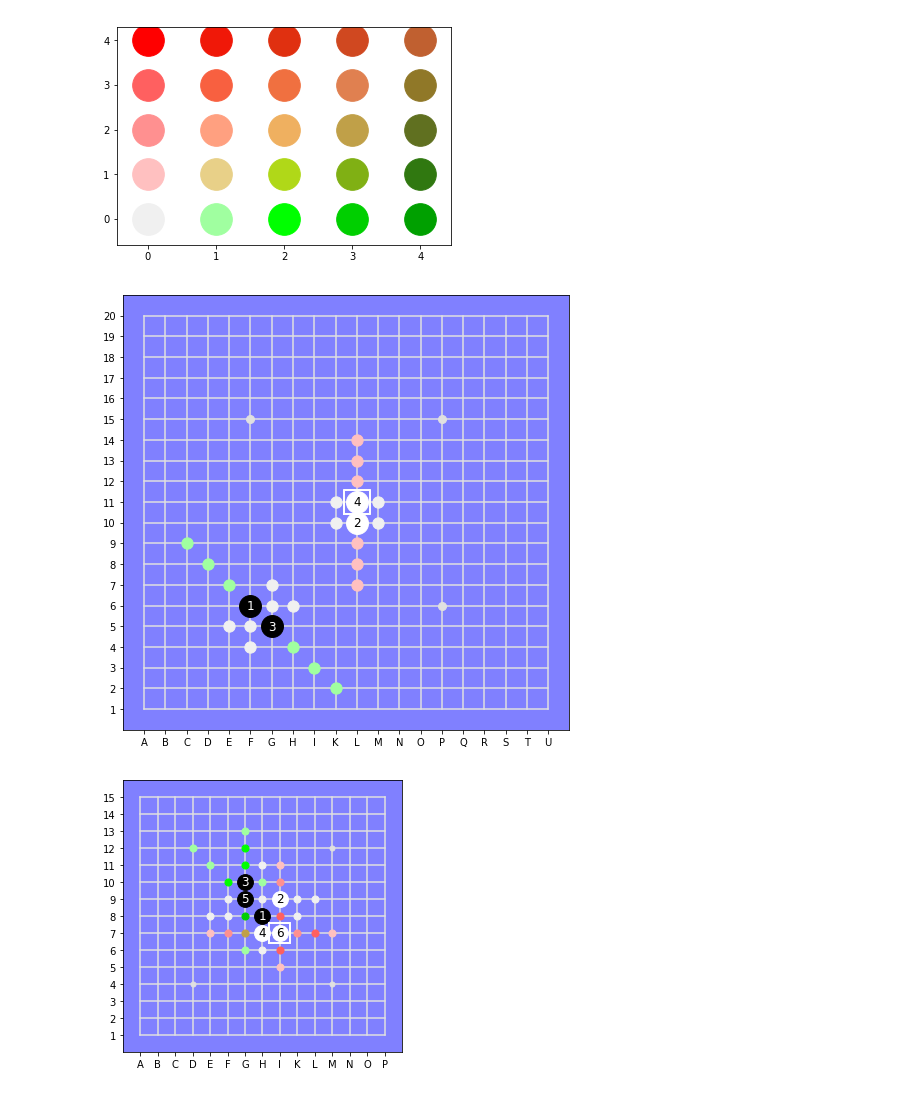
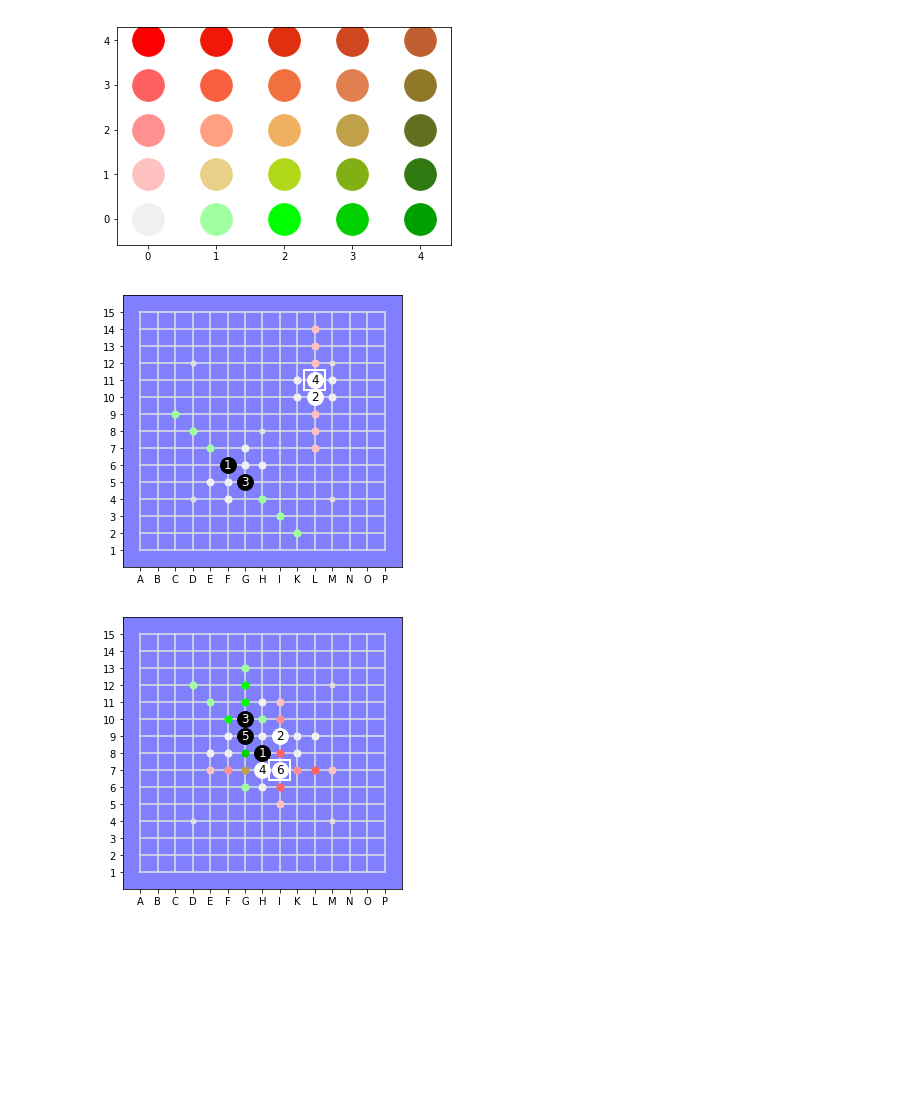
Before and after one commit to Project-Ellie/tutorials, a Jupyter notebook: other_stuff/DeepGomoku/GomokuBoard.ipynb, the cells around one changed output. Drawn from its saved outputs; the diff is of its cells as text; code cells hidden in the pictures; blank space fills up the shorter version.

```diff
--- a/other_stuff/DeepGomoku/GomokuBoard.ipynb
+++ b/other_stuff/DeepGomoku/GomokuBoard.ipynb
@@ -27,11 +29,11 @@ for d in range(4, -1, -1):
 # %% [output]
 [figure]
 # %%
-board = GomokuBoard(20, 8, [(F,6), (L,10), (G,5), (L,11)],
+board = GomokuBoard(15, 5, [(F,6), (L,10), (G,5), (L,11)],
                     HeuristicScore(kappa0=1.5, kappa1 = 5))
 board.display(score=True);
 # %% [output]
-[figure, old version]
+[figure, new version]
 # %%
 board = GomokuBoard(15, 5, [(H,8), (I,9), (G,10), (H,7), (G, 9), (I,7)])
 board.display(score=True);
```
Also changed, not shown: parts of 9 cells of this notebook, 1 other file.
